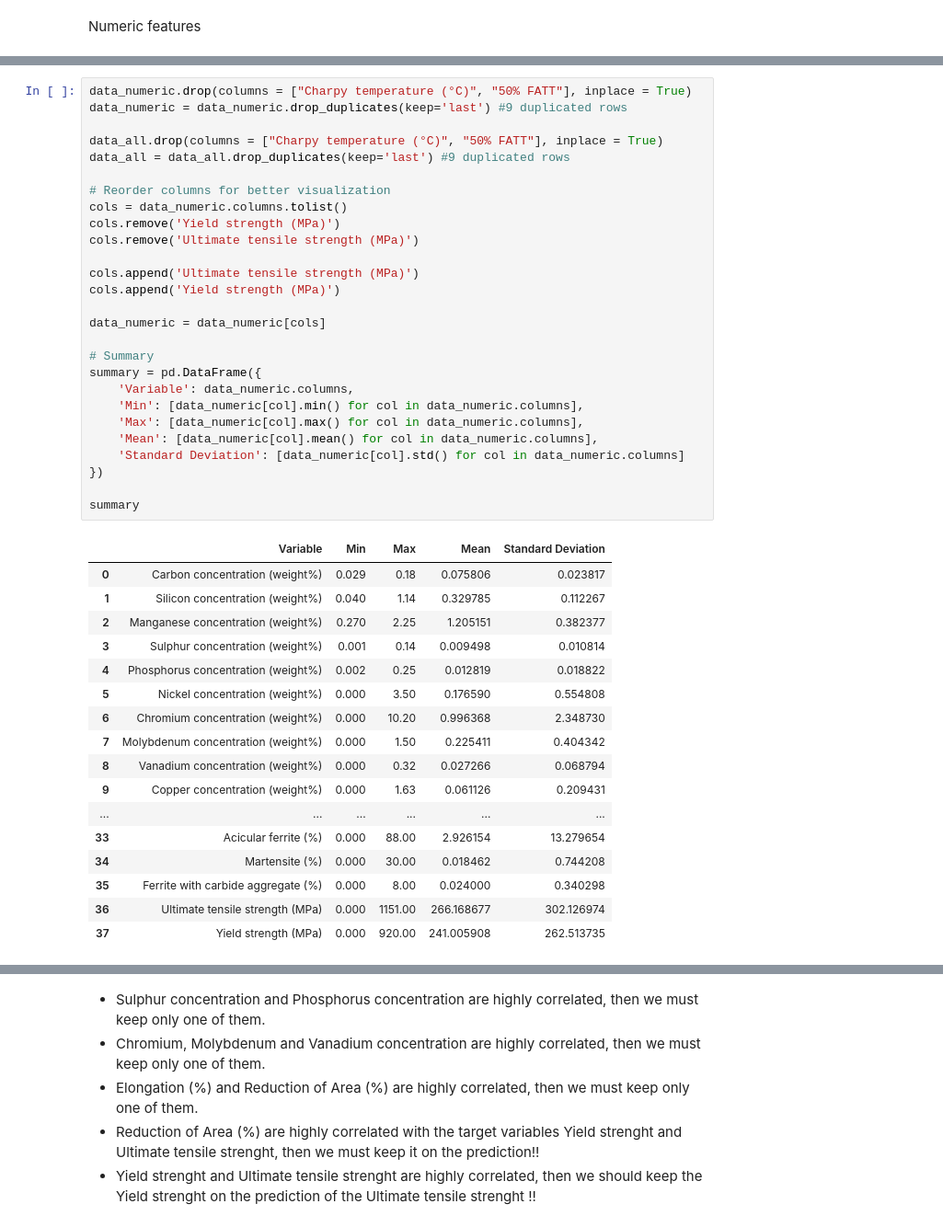
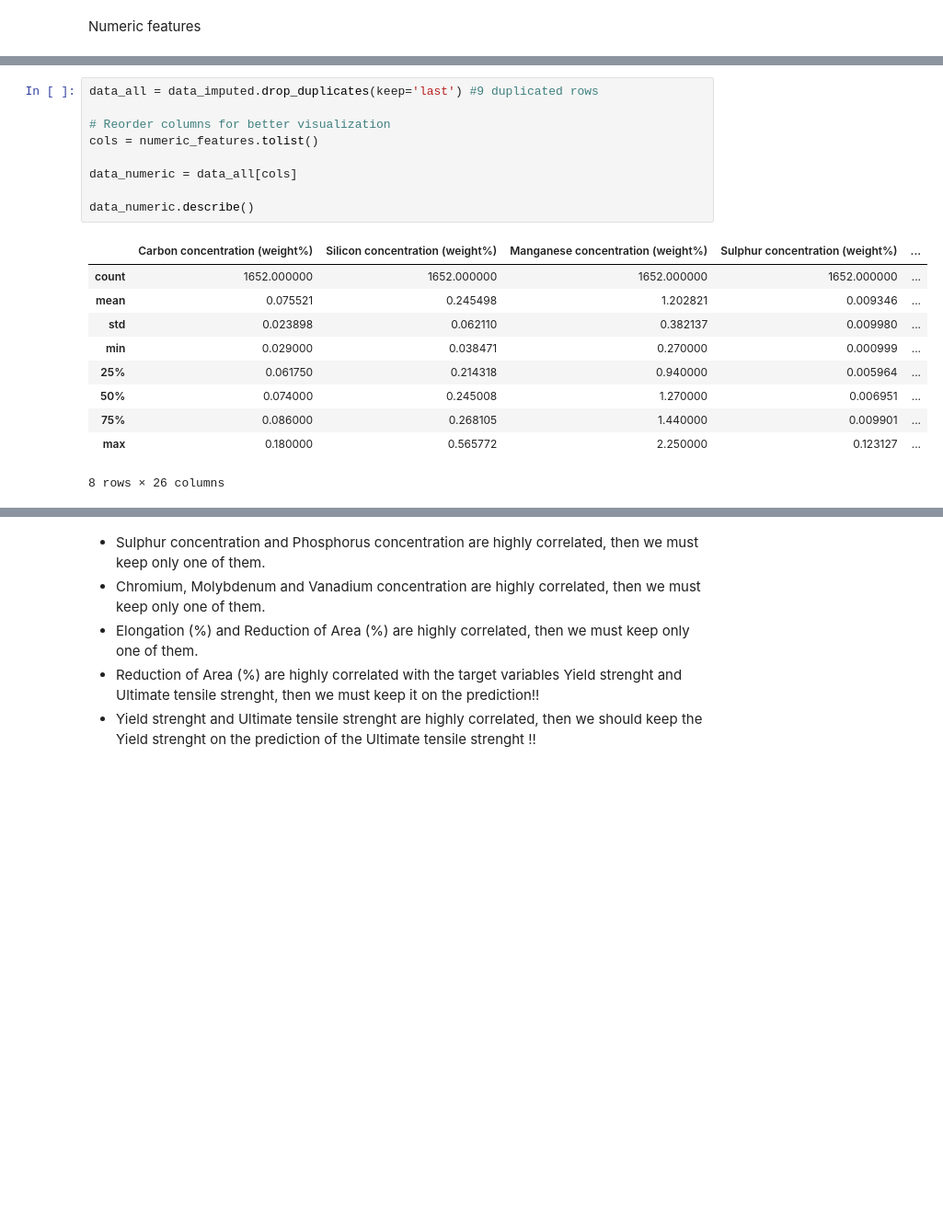
Before and after one commit to LucasTramonte/Welding-Quality-Prediction, a Jupyter notebook: exploratory.ipynb, the cells around one changed output, grey strips where cells are left out. Shown at 92% size. Saved outputs shown, nothing was run; the diff lists cells and outputs as text; blank space fills up the shorter version.

```diff
--- a/exploratory.ipynb
+++ b/exploratory.ipynb
@@ -173,48 +255,23 @@ dtype: int64
-# %%
-data_numeric.drop(columns = ["Charpy temperature (°C)", "50% FATT"], inplace = True)
-data_numeric = data_numeric.drop_duplicates(keep='last') #9 duplicated rows
-
-data_all.drop(columns = ["Charpy temperature (°C)", "50% FATT"], inplace = True)
-data_all = data_all.drop_duplicates(keep='last') #9 duplicated rows
-
-# Reorder columns for better visualization
-cols = data_numeric.columns.tolist()
-cols.remove('Yield strength (MPa)')
-cols.remove('Ultimate tensile strength (MPa)')
-
-cols.append('Ultimate tensile strength (MPa)')
-cols.append('Yield strength (MPa)')
-
-data_numeric = data_numeric[cols]
-
-# Summary
-summary = pd.DataFrame({
-    'Variable': data_numeric.columns,
-    'Min': [data_numeric[col].min() for col in data_numeric.columns],
-    'Max': [data_numeric[col].max() for col in data_numeric.columns],
-    'Mean': [data_numeric[col].mean() for col in data_numeric.columns],
-    'Standard Deviation': [data_numeric[col].std() for col in data_numeric.columns]
-})
-
-summary
-# %% [output]
-|  | Variable | Min | Max | Mean | Standard Deviation |
-| 0 | Carbon concentration (weight%) | 0.029 | 0.18 | 0.075806 | 0.023817 |
-| 1 | Silicon concentration (weight%) | 0.040 | 1.14 | 0.329785 | 0.112267 |
-| 2 | Manganese concentration (weight%) | 0.270 | 2.25 | 1.205151 | 0.382377 |
-| 3 | Sulphur concentration (weight%) | 0.001 | 0.14 | 0.009498 | 0.010814 |
-| 4 | Phosphorus concentration (weight%) | 0.002 | 0.25 | 0.012819 | 0.018822 |
-| 5 | Nickel concentration (weight%) | 0.000 | 3.50 | 0.176590 | 0.554808 |
-| 6 | Chromium concentration (weight%) | 0.000 | 10.20 | 0.996368 | 2.348730 |
-| 7 | Molybdenum concentration (weight%) | 0.000 | 1.50 | 0.225411 | 0.404342 |
-| 8 | Vanadium concentration (weight%) | 0.000 | 0.32 | 0.027266 | 0.068794 |
-| 9 | Copper concentration (weight%) | 0.000 | 1.63 | 0.061126 | 0.209431 |
-| ... | ... | ... | ... | ... | ... |
-| 33 | Acicular ferrite (%) | 0.000 | 88.00 | 2.926154 | 13.279654 |
-| 34 | Martensite (%) | 0.000 | 30.00 | 0.018462 | 0.744208 |
-| 35 | Ferrite with carbide aggregate (%) | 0.000 | 8.00 | 0.024000 | 0.340298 |
-| 36 | Ultimate tensile strength (MPa) | 0.000 | 1151.00 | 266.168677 | 302.126974 |
-| 37 | Yield strength (MPa) | 0.000 | 920.00 | 241.005908 | 262.513735 |
+# %%
+data_all = data_imputed.drop_duplicates(keep='last') #9 duplicated rows
+
+# Reorder columns for better visualization
+cols = numeric_features.tolist()
+
+data_numeric = data_all[cols]
+
+data_numeric.describe()
+# %% [output]
+|  | Carbon concentration (weight%) | Silicon concentration (weight%) | Manganese concentration (weight%) | Sulphur concentration (weight%) | ... |
+| count | 1652.000000 | 1652.000000 | 1652.000000 | 1652.000000 | ... |
+| mean | 0.075521 | 0.245498 | 1.202821 | 0.009346 | ... |
+| std | 0.023898 | 0.062110 | 0.382137 | 0.009980 | ... |
+| min | 0.029000 | 0.038471 | 0.270000 | 0.000999 | ... |
+| 25% | 0.061750 | 0.214318 | 0.940000 | 0.005964 | ... |
+| 50% | 0.074000 | 0.245008 | 1.270000 | 0.006951 | ... |
+| 75% | 0.086000 | 0.268105 | 1.440000 | 0.009901 | ... |
+| max | 0.180000 | 0.565772 | 2.250000 | 0.123127 | ... |
+8 rows × 26 columns
 # %%
 data_numeric.hist(bins = 50, figsize= (30,30))
 # %% [output]
```
Also changed, not shown: parts of 21 cells of this notebook.
